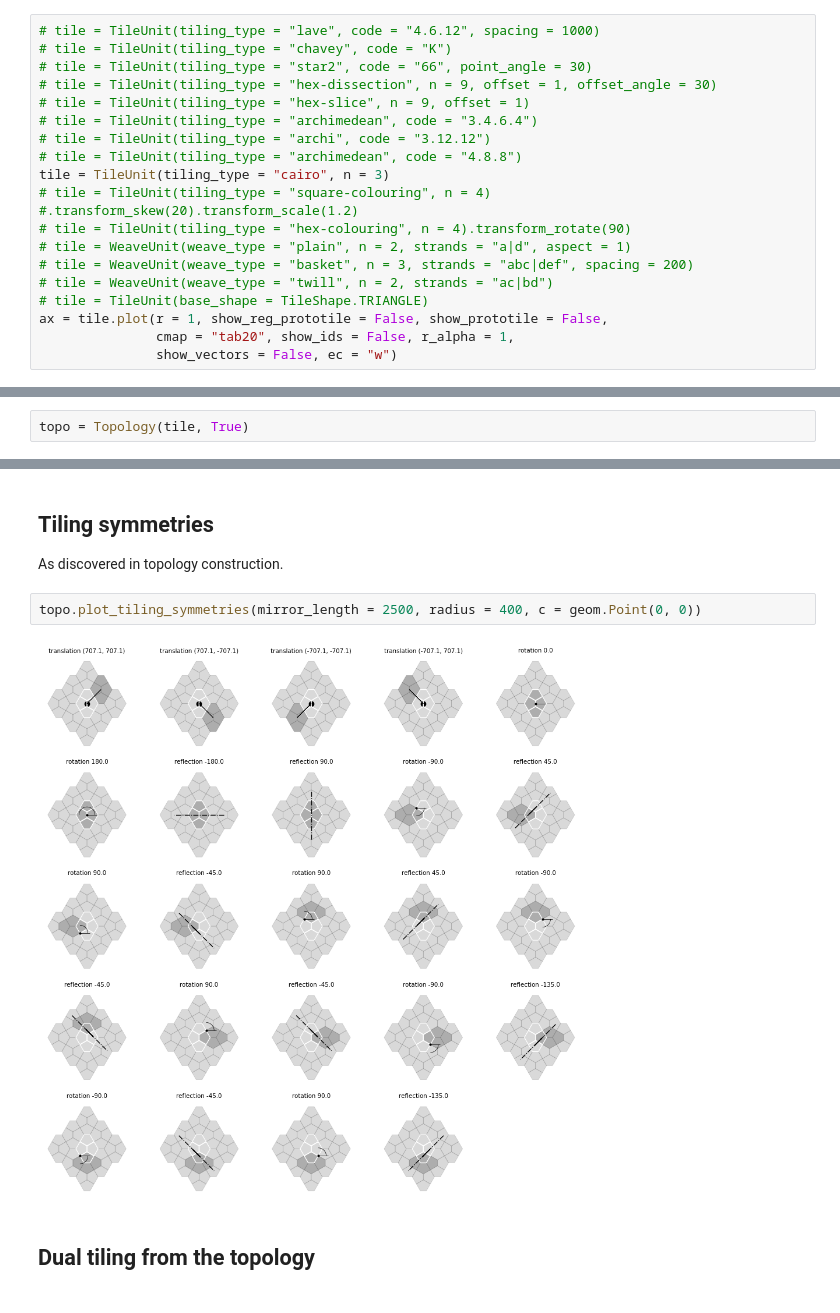
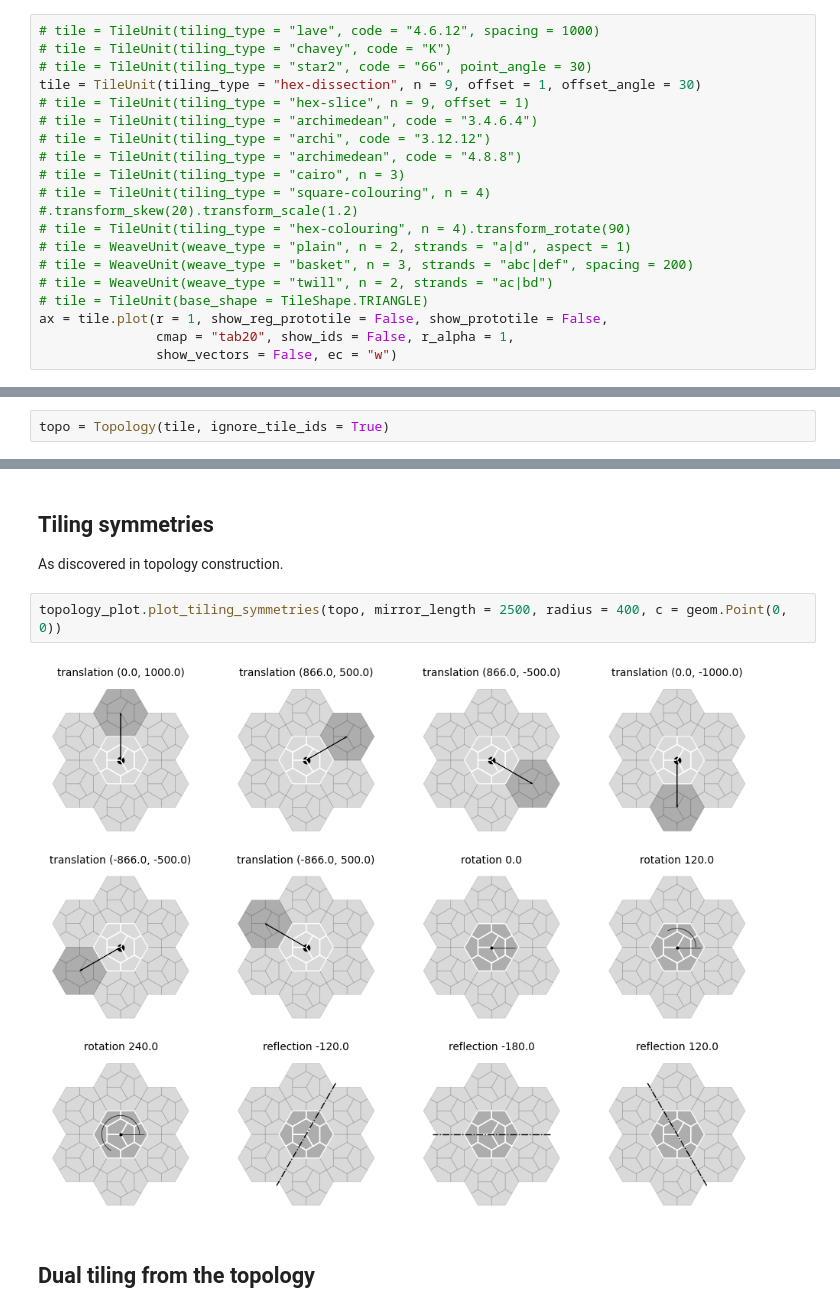
Before and after one commit to DOSull/weavingspace, a Jupyter notebook: examples/topology-working.ipynb, the cells around one changed output, grey strips where cells are left out. Saved outputs shown, nothing was run; the diff lists cells and outputs as text.

```diff
--- a/examples/topology-working.ipynb
+++ b/examples/topology-working.ipynb
@@ -37,12 +34,12 @@ tile._setup_regularised_prototile()
 # tile = TileUnit(tiling_type = "lave", code = "4.6.12", spacing = 1000)
 # tile = TileUnit(tiling_type = "chavey", code = "K")
 # tile = TileUnit(tiling_type = "star2", code = "66", point_angle = 30)
-# tile = TileUnit(tiling_type = "hex-dissection", n = 9, offset = 1, offset_angle = 30)
+tile = TileUnit(tiling_type = "hex-dissection", n = 9, offset = 1, offset_angle = 30)
 # tile = TileUnit(tiling_type = "hex-slice", n = 9, offset = 1)
 # tile = TileUnit(tiling_type = "archimedean", code = "3.4.6.4")
 # tile = TileUnit(tiling_type = "archi", code = "3.12.12")
 # tile = TileUnit(tiling_type = "archimedean", code = "4.8.8")
-tile = TileUnit(tiling_type = "cairo", n = 3)
+# tile = TileUnit(tiling_type = "cairo", n = 3)
 # tile = TileUnit(tiling_type = "square-colouring", n = 4) #.transform_skew(20).transform_scale(1.2)
 # tile = TileUnit(tiling_type = "hex-colouring", n = 4).transform_rotate(90)
 # tile = WeaveUnit(weave_type = "plain", n = 2, strands = "a|d", aspect = 1)
@@ -57,3 +54,3 @@ ax = tile.plot(r = 1, show_reg_prototile = False, show_prototile = False,
 # %%
-topo = Topology(tile, True)
+topo = Topology(tile, ignore_tile_ids = True)
 # %%
@@ -119,9 +114,9 @@ tile_unit.plot(r = 1, show_prototile = False, show_reg_prototile = False,
 ## Tiling symmetries
 As discovered in topology construction.
 # %%
-topo.plot_tiling_symmetries(mirror_length = 2500, radius = 400, c = geom.Point(0, 0))
+topology_plot.plot_tiling_symmetries(topo, mirror_length = 2500, radius = 400, c = geom.Point(0, 0))
 # %% [output]
-[figure, old version]
+[figure, new version]
 # %% [markdown]
 ## Dual tiling from the topology
 # %%
```
Also changed, not shown: parts of 8 cells of this notebook, 4 other files.
